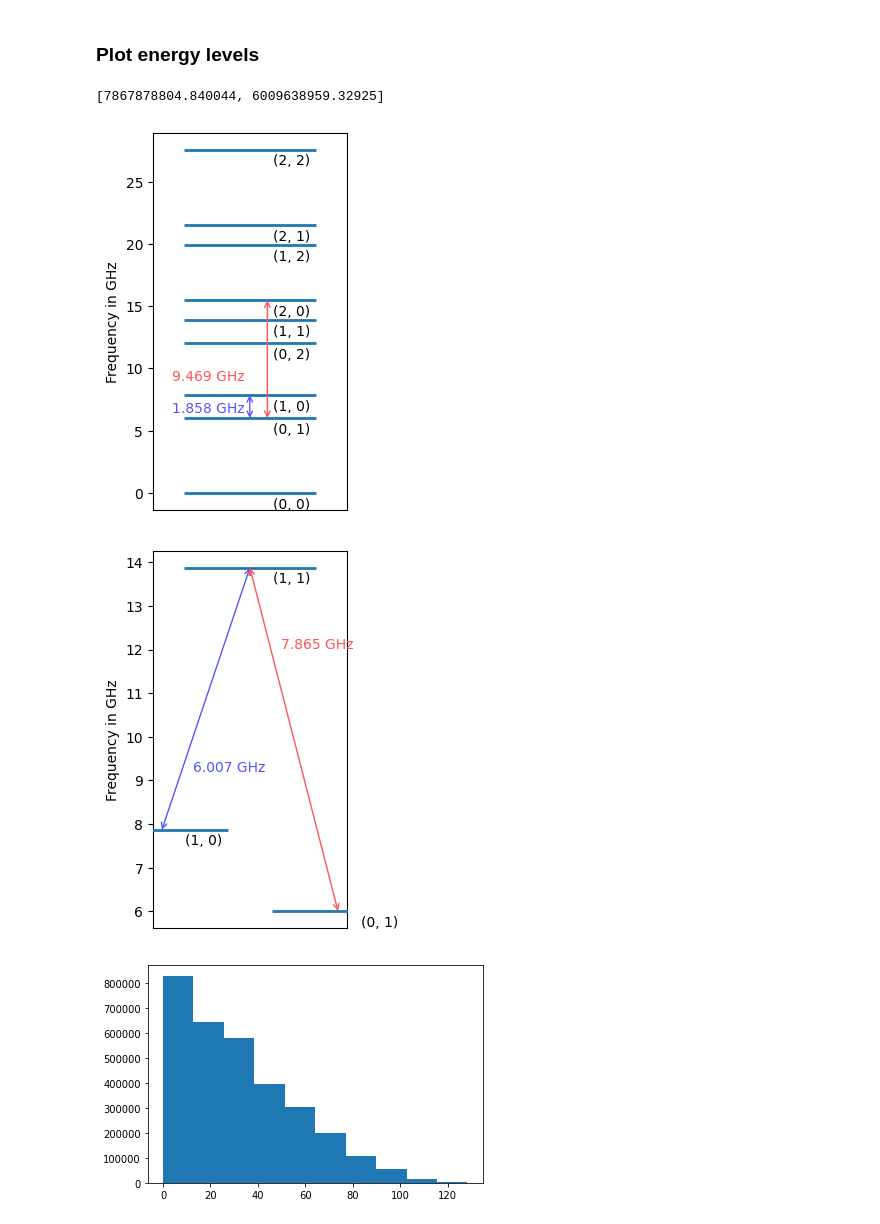
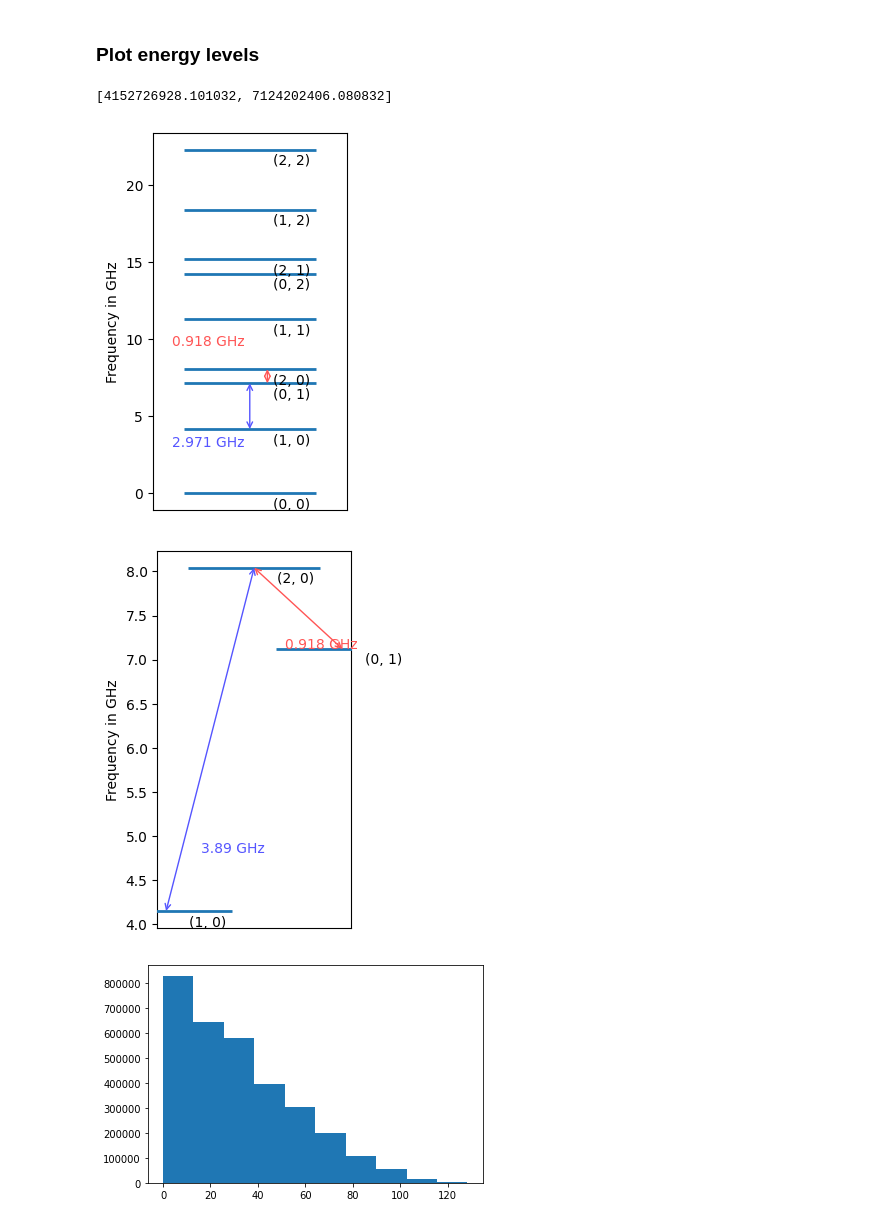
Before and after one commit to BackOnTrackIce/Qubit_readout, a Jupyter notebook: Ashutosh_codes/Qubit_reset_C3.ipynb, the cells around one changed output. Cells and saved outputs as stored; diff of their text form; code cells hidden in the pictures.

```diff
--- a/Ashutosh_codes/Qubit_reset_C3.ipynb
+++ b/Ashutosh_codes/Qubit_reset_C3.ipynb
@@ -51,8 +48,8 @@ import scipy as sp
 # %% [markdown]
 Qubit
 # %%
-qubit_levels = 3
-qubit_frequency = 7.86e9
+qubit_levels = 4
+qubit_frequency = 4.16e9
 qubit_anharm = -264e6
 qubit_t1 = 27e-6
 qubit_t2star = 39e-6
@@ -77,8 +68,8 @@ To enable them in other operations, rebuild TensorFlow with the appropriate comp
 # %% [markdown]
 Resonator
 # %%
-resonator_levels = 3
-resonator_frequency = 6.02e9
+resonator_levels = 5
+resonator_frequency = 7.12e9
 resonator_t1 = 27e-6
 resonator_t2star = 39e-6
 resonator_temp = 50e-3
@@ -208,7 +197,7 @@ generator.devices["AWG"].enable_drag_2()
 # %%
 model.get_qubit_freqs()
 # %% [output]
-[7867878804.840044, 6009638959.32925]
+[4152726928.101032, 7124202406.080832]
 # %%
 def plotEnergyLevelsDressed(model):
     model.set_dressed(True)
@@ -246,45 +235,45 @@ def plotEnergyLevelsDressed(model):
 
 plotEnergyLevelsDressed(model)
 # %% [output]
-[figure, old version]
+[figure, new version]
 # %%
 def plotLambdaSystem(model):
     model.set_dressed(True)
     H = np.real(model.get_Hamiltonian().numpy())/(2*np.pi*1e9)
-    states_to_plot = [(1,0), (1,1), (0,1)]
+    states_to_plot = [(1,0), (2,0), (0,1)]
     state_indices = model.get_state_indeces(states_to_plot)
     energies = [H[i,i] for i in state_indices]
-    states_diff = [(1,0), (1,1), (0,1)]
+    states_diff = [(1,0), (2,0), (0,1)]
     states_diff_index = model.get_state_indeces(states_diff)
     states_diff_energy = [H[i,i] for i in states_diff_index]
     energy_diff = np.abs(np.ediff1d(states_diff_energy))
 
     x = [1,2,3]
     plt.figure(figsize=(2.5,5), dpi=100)
     plt.scatter(x, energies, s=9000, marker="_", linewidth=2, zorder=3)
 
     cmap = plt.cm.get_cmap("seismic", 4)
 
     for xi,yi,tx in zip(x,energies,states_to_plot):
         plt.annotate(tx, xy=(xi,yi), xytext=(30,-3), size=10,
                     ha="center",va='top', textcoords="offset points")
     for i in range(1,len(states_diff)):
         plt.annotate(text='', xy=(i,states_diff_energy[i-1]),
                     xytext=(i+1,states_diff_energy[i]),
                     arrowprops=dict(arrowstyle='<->', shrinkA=0, shrinkB=0, color=cmap(i)))
         plt.annotate(f"{round(energy_diff[i-1],3)} GHz", xy=(i+1,states_diff_energy[i-1]), xytext=(-15, 50 - (i-1)*100), size=10,
                     ha="center",va='top', textcoords="offset points", color=cmap(i))
 
     plt.xticks([])
     plt.ylabel("Frequency in GHz")
     plt.savefig("Energy Levels.png")
     plt.show()
     model.set_dressed(False)
     model.update_model()
 
 plotLambdaSystem(model)
 # %% [output]
-[figure, old version]
+[figure, new version]
 # %%
 def calculateAllGaps(model):
     model.set_dressed(True)
```
Also changed, not shown: parts of 13 cells of this notebook, 6 other files.
